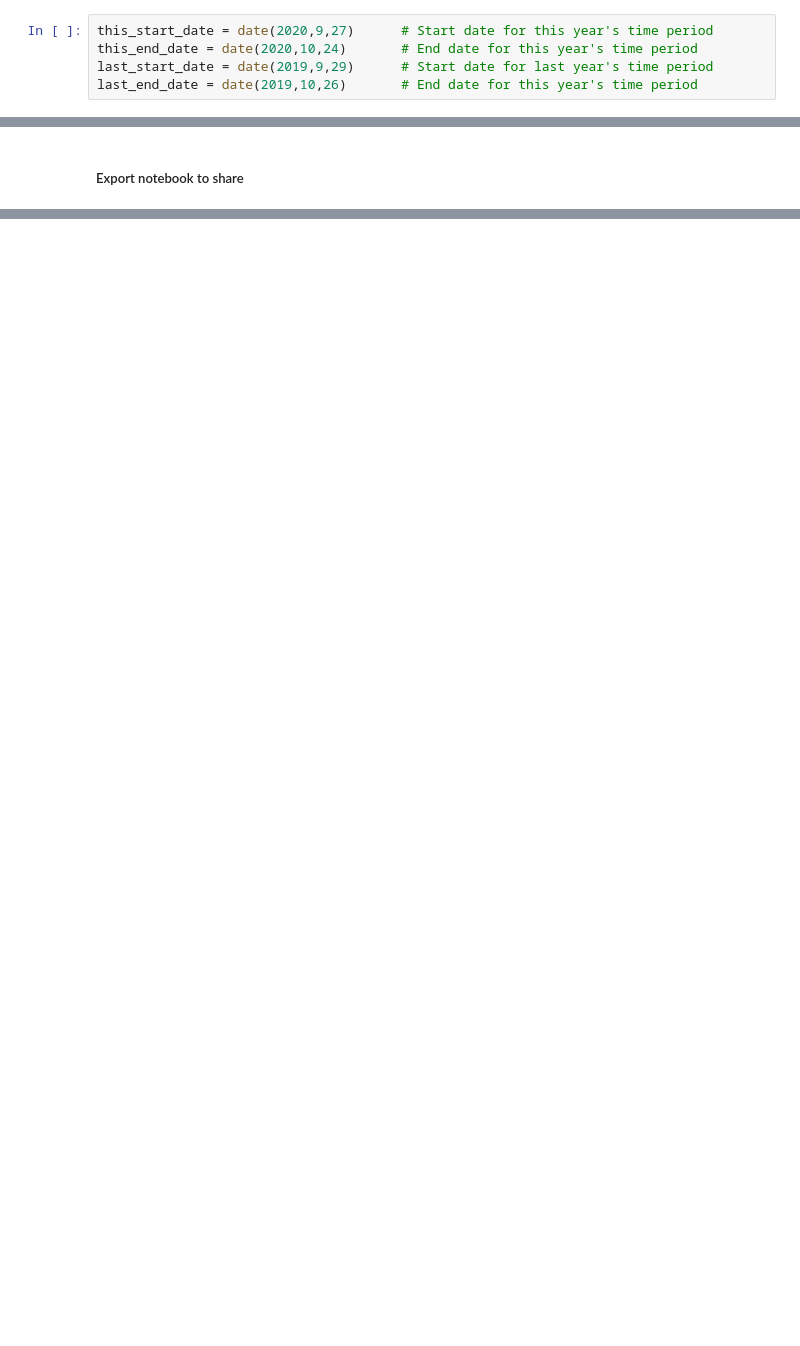
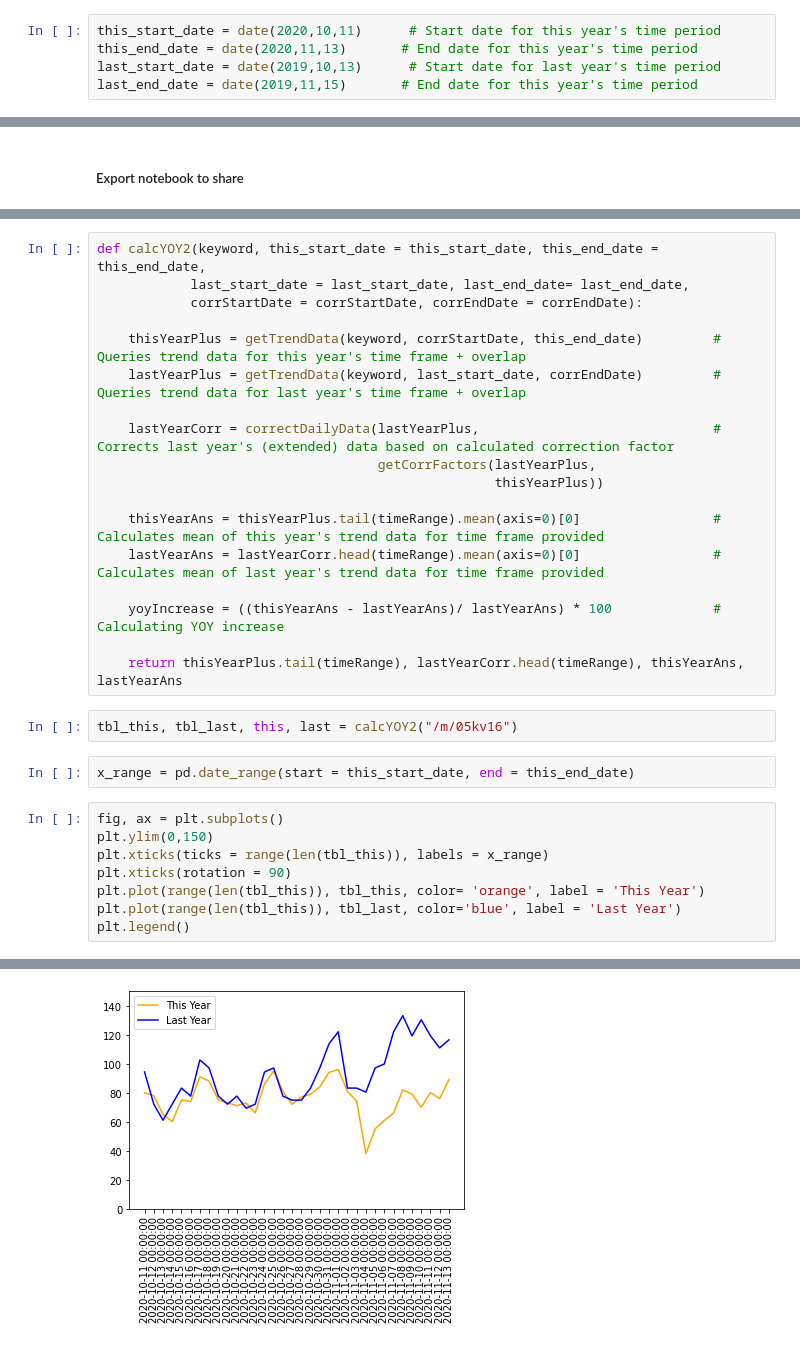
Before and after one commit to ZSwitaj/gigs, a Jupyter notebook: TrendsDataYOY.ipynb, the cells around one changed output, grey strips where cells are left out. Cells and saved outputs as stored; diff of their text form; blank space fills up the shorter version.

```diff
--- a/TrendsDataYOY.ipynb
+++ b/TrendsDataYOY.ipynb
@@ -17,10 +17,10 @@ from datetime import timedelta, date, datetime
 ### Enter start and end dates for time periods in question:
 ###### All dates in 'date(YYYY,MM,DD)' format
 # %%
-this_start_date = date(2020,9,27)      # Start date for this year's time period
-this_end_date = date(2020,10,24)       # End date for this year's time period
-last_start_date = date(2019,9,29)      # Start date for last year's time period
-last_end_date = date(2019,10,26)       # End date for this year's time period
+this_start_date = date(2020,10,11)      # Start date for this year's time period
+this_end_date = date(2020,11,13)       # End date for this year's time period
+last_start_date = date(2019,10,13)      # Start date for last year's time period
+last_end_date = date(2019,11,15)       # End date for this year's time period
 # %% [markdown]
 Calibration range (set's number of days to overlap date fields for calculating correlations)
 # %%
@@ -302,0 +355,31 @@ To see all available configurables, use `--help-all`.
+# %%
+def calcYOY2(keyword, this_start_date = this_start_date, this_end_date = this_end_date,
+            last_start_date = last_start_date, last_end_date= last_end_date,
+            corrStartDate = corrStartDate, corrEndDate = corrEndDate):
+
+    thisYearPlus = getTrendData(keyword, corrStartDate, this_end_date)         # Queries trend data for this year's time frame + overlap
+    lastYearPlus = getTrendData(keyword, last_start_date, corrEndDate)         # Queries trend data for last year's time frame + overlap
+
+    lastYearCorr = correctDailyData(lastYearPlus,                              # Corrects last year's (extended) data based on calculated correction factor
+                                    getCorrFactors(lastYearPlus,
+                                                   thisYearPlus))
+
+    thisYearAns = thisYearPlus.tail(timeRange).mean(axis=0)[0]                 # Calculates mean of this year's trend data for time frame provided
+    lastYearAns = lastYearCorr.head(timeRange).mean(axis=0)[0]                 # Calculates mean of last year's trend data for time frame provided
+
+    yoyIncrease = ((thisYearAns - lastYearAns)/ lastYearAns) * 100             # Calculating YOY increase
+
+    return thisYearPlus.tail(timeRange), lastYearCorr.head(timeRange), thisYearAns, lastYearAns
+# %%
+tbl_this, tbl_last, this, last = calcYOY2("/m/05kv16")
+# %%
+x_range = pd.date_range(start = this_start_date, end = this_end_date)
+# %%
+fig, ax = plt.subplots()
+plt.ylim(0,150)
+plt.xticks(ticks = range(len(tbl_this)), labels = x_range)
+plt.xticks(rotation = 90)
+plt.plot(range(len(tbl_this)), tbl_this, color= 'orange', label = 'This Year')
+plt.plot(range(len(tbl_this)), tbl_last, color='blue', label = 'Last Year')
+plt.legend()
+# %% [output]
@@ -302,0 +387 @@ To see all available configurables, use `--help-all`.
+[figure, added]
```
Also changed, not shown: parts of 16 cells of this notebook.
